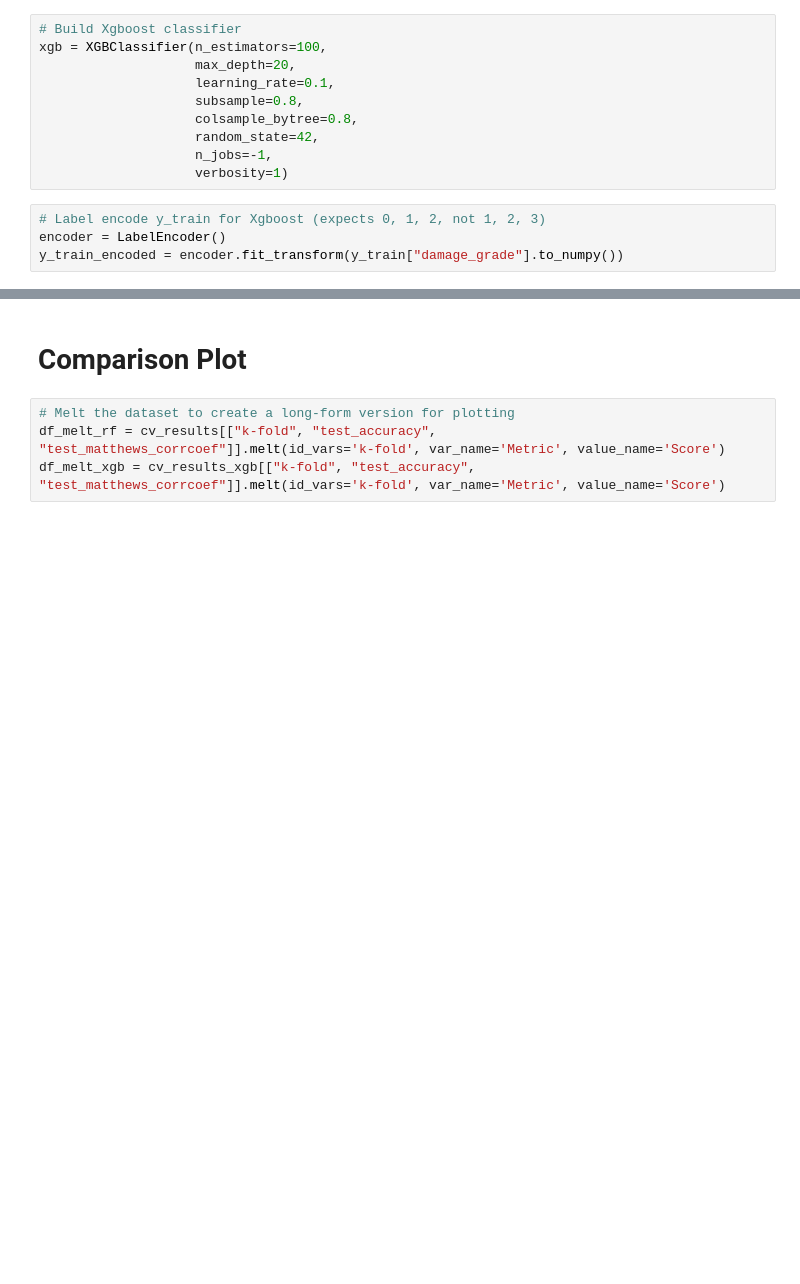
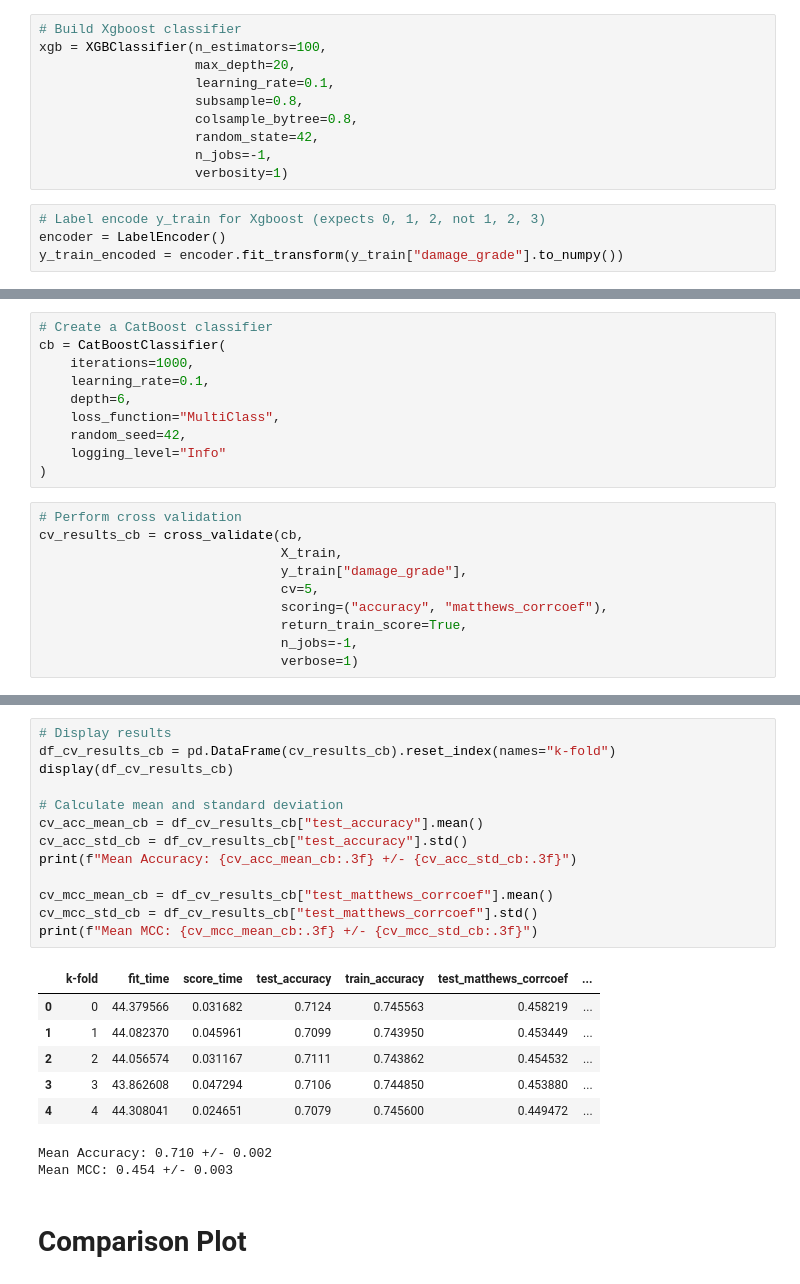
Before and after one commit to nina-prog/richters-predictor-modeling-earthquake-damage, a Jupyter notebook: notebooks/week04/week04-modelling-ensemble-alg.ipynb, the cells around one changed output, grey strips where cells are left out. Drawn from its saved outputs; the diff is of its cells as text; blank space fills up the shorter version.

```diff
--- a/notebooks/week04/week04-modelling-ensemble-alg.ipynb
+++ b/notebooks/week04/week04-modelling-ensemble-alg.ipynb
@@ -126,0 +131,20 @@ Mean MCC: 0.479 +/- 0.005
+# %%
+# Create a CatBoost classifier
+cb = CatBoostClassifier(
+    iterations=1000,
+    learning_rate=0.1,
+    depth=6,
+    loss_function="MultiClass",
+    random_seed=42,
+    logging_level="Info"
+)
+# %%
+# Perform cross validation
+cv_results_cb = cross_validate(cb,
+                               X_train,
+                               y_train["damage_grade"],
+                               cv=5,
+                               scoring=("accuracy", "matthews_corrcoef"),
+                               return_train_score=True,
+                               n_jobs=-1,
+                               verbose=1)
@@ -127,6 +154,24 @@ Mean MCC: 0.479 +/- 0.005
+# %%
+# Display results
+df_cv_results_cb = pd.DataFrame(cv_results_cb).reset_index(names="k-fold")
+display(df_cv_results_cb)
+
+# Calculate mean and standard deviation
+cv_acc_mean_cb = df_cv_results_cb["test_accuracy"].mean()
+cv_acc_std_cb = df_cv_results_cb["test_accuracy"].std()
+print(f"Mean Accuracy: {cv_acc_mean_cb:.3f} +/- {cv_acc_std_cb:.3f}")
+
+cv_mcc_mean_cb = df_cv_results_cb["test_matthews_corrcoef"].mean()
+cv_mcc_std_cb = df_cv_results_cb["test_matthews_corrcoef"].std()
+print(f"Mean MCC: {cv_mcc_mean_cb:.3f} +/- {cv_mcc_std_cb:.3f}")
+# %% [output]
+|  | k-fold | fit_time | score_time | test_accuracy | train_accuracy | test_matthews_corrcoef | ... |
+| 0 | 0 | 44.379566 | 0.031682 | 0.7124 | 0.745563 | 0.458219 | ... |
+| 1 | 1 | 44.082370 | 0.045961 | 0.7099 | 0.743950 | 0.453449 | ... |
+| 2 | 2 | 44.056574 | 0.031167 | 0.7111 | 0.743862 | 0.454532 | ... |
+| 3 | 3 | 43.862608 | 0.047294 | 0.7106 | 0.744850 | 0.453880 | ... |
+| 4 | 4 | 44.308041 | 0.024651 | 0.7079 | 0.745600 | 0.449472 | ... |
+Mean Accuracy: 0.710 +/- 0.002
+Mean MCC: 0.454 +/- 0.003
 # %% [markdown]
 # Comparison Plot
-# %%
-# Melt the dataset to create a long-form version for plotting
-df_melt_rf = cv_results[["k-fold", "test_accuracy", "test_matthews_corrcoef"]].melt(id_vars='k-fold', var_name='Metric', value_name='Score')
-df_melt_xgb = cv_results_xgb[["k-fold", "test_accuracy", "test_matthews_corrcoef"]].melt(id_vars='k-fold', var_name='Metric', value_name='Score')
```
Also changed, not shown: parts of 10 cells of this notebook, 4 other files.
